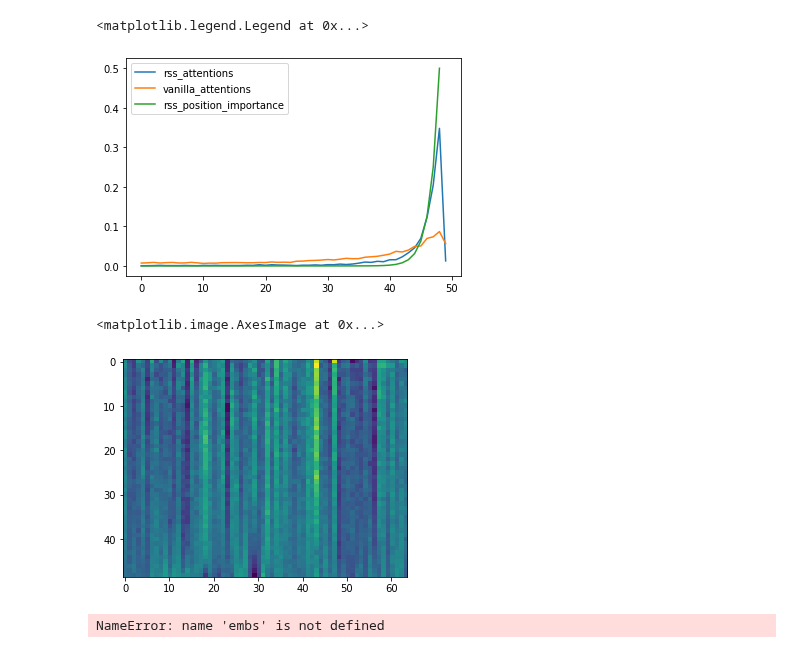
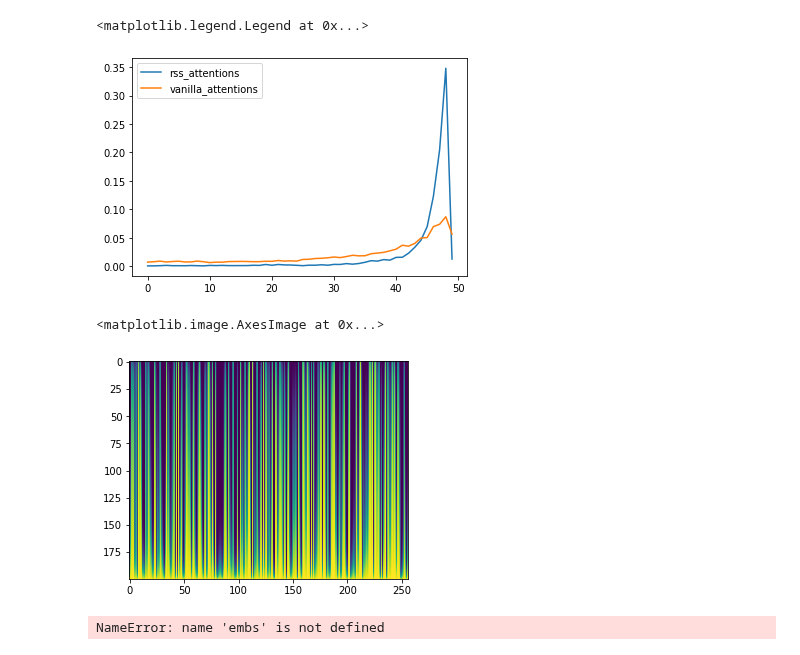
Before and after one commit to asash/gptrec_rl, a Jupyter notebook: evaluation/Sasrec-Rss-Attention-Analysis.ipynb, the cells around one changed output. Drawn from its saved outputs; the diff is of its cells as text; code cells hidden in the pictures.

```diff
--- a/evaluation/Sasrec-Rss-Attention-Analysis.ipynb
+++ b/evaluation/Sasrec-Rss-Attention-Analysis.ipynb
@@ -85,18 +79,18 @@ vanilla_weights = np.array([0.00723696, 0.00789131, 0.00889317, 0.00740616, 0.00
 # %%
 plt.plot(rss_weights, label='rss_attentions')
 plt.plot(vanilla_weights, label='vanilla_attentions')
-plt.plot(res, label  = 'rss_position_importance')
+#plt.plot(res, label  = 'rss_position_importance')
 plt.legend()
 # %% [output]
 <matplotlib.legend.Legend at 0x...>
-[figure, old version]
+[figure, new version]
 # %%
-all_items = np.arange(49)
+all_items = np.arange(200)
 embs = recommender.recommender.model.postion_embedding_layer(all_items)
 plt.imshow(embs)
 # %% [output]
 <matplotlib.image.AxesImage at 0x...>
-[figure, old version]
+[figure, new version]
 # %%
 def pos_sim(emb1, emb2):
     return np.linalg.norm(emb2 - emb1)
```
Also changed, not shown: parts of 8 cells of this notebook, 10 other files.
